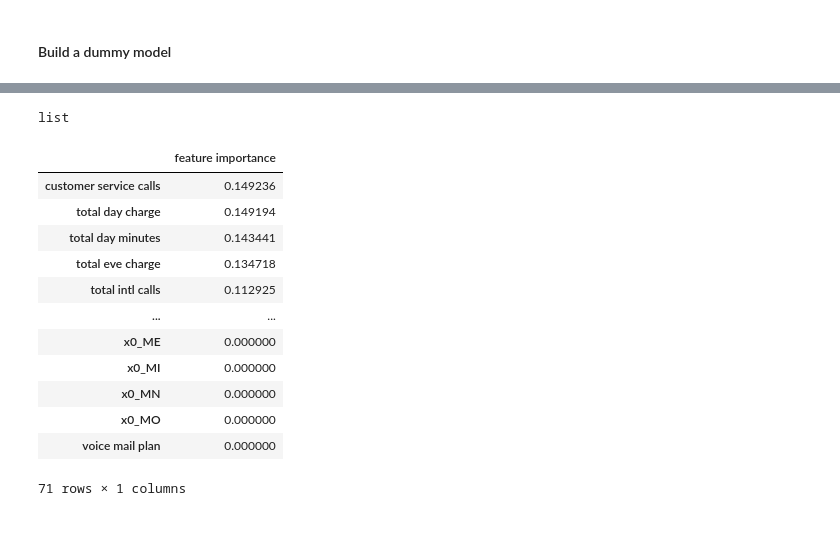
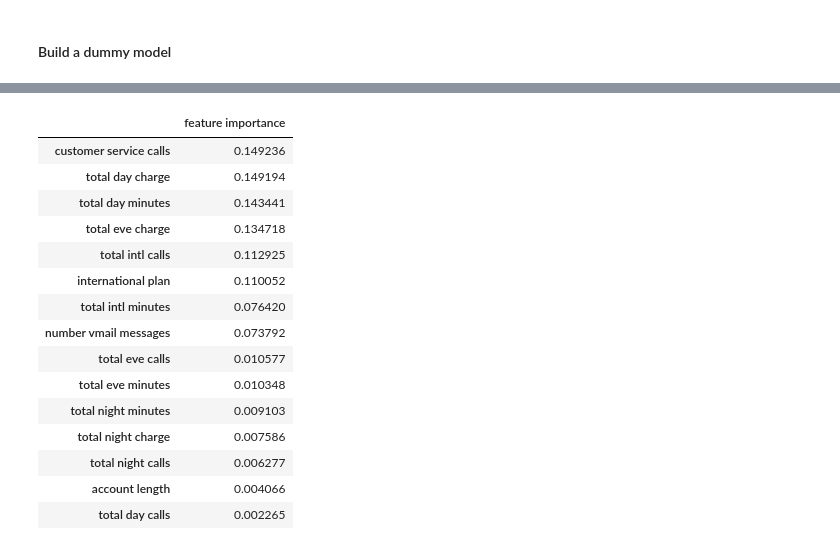
Before and after one commit to zander1268/churn-buster, a Jupyter notebook: modeling.ipynb, the cells around one changed output, grey strips where cells are left out. Cells and saved outputs as stored; diff of their text form; code cells hidden in the pictures.

```diff
--- a/modeling.ipynb
+++ b/modeling.ipynb
@@ -263,6 +183 @@ array([0.00406552, 0.07379177, 0.14344134, 0.00226533, 0.14919367,
-# %%
-ohe_column_names = list(GS_ord.best_estimator_.named_steps.CT.named_transformers_.ohe.get_feature_names())
-type(ohe_column_names)
-# %% [output]
-list
 # %%
@@ -271,19 +187,23 @@ feature_names = num_columns
 feature_names.extend(ohe_column_names)
 feature_names.extend(['international plan','voice mail plan'])
 # %%
+#Put feature importance values into dataframe and sort values by feature importance
 feature_importance_df = pd.DataFrame(data=GS_ord.best_estimator_.named_steps.estimator.feature_importances_,index=feature_names,columns=["feature importance"])
-feature_importance_df.sort_values(by='feature importance',ascending=False)
+feature_importance_df.sort_values(by='feature importance',ascending=False).head(15)
 # %% [output]
 |  | feature importance |
 | customer service calls | 0.149236 |
 | total day charge | 0.149194 |
 | total day minutes | 0.143441 |
 | total eve charge | 0.134718 |
 | total intl calls | 0.112925 |
-| ... | ... |
-| x0_ME | 0.000000 |
-| x0_MI | 0.000000 |
-| x0_MN | 0.000000 |
-| x0_MO | 0.000000 |
-| voice mail plan | 0.000000 |
+| international plan | 0.110052 |
+| total intl minutes | 0.076420 |
+| number vmail messages | 0.073792 |
+| total eve calls | 0.010577 |
+| total eve minutes | 0.010348 |
+| total night minutes | 0.009103 |
+| total night charge | 0.007586 |
+| total night calls | 0.006277 |
+| account length | 0.004066 |
+| total day calls | 0.002265 |
-71 rows × 1 columns
```
Also changed, not shown: parts of 37 cells of this notebook, 2 other files.
